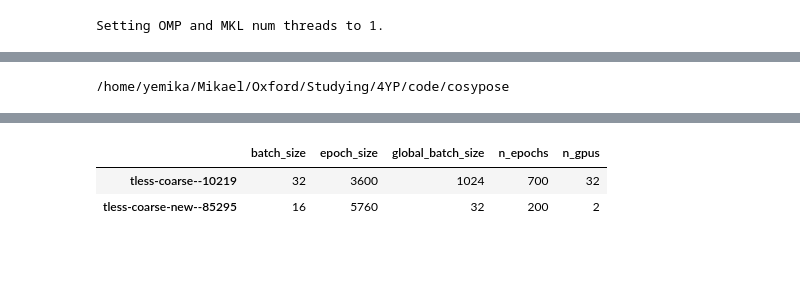
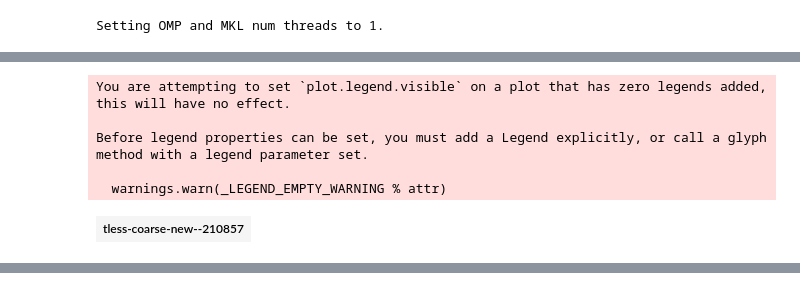
Before and after one commit to MikaYeghi/cosypose, a Jupyter notebook: paper_training_logs.ipynb, the cells around one changed output, grey strips where cells are left out. Saved outputs shown, nothing was run; the diff lists cells and outputs as text; code cells hidden in the pictures; blank space fills up the shorter version.

Commit message:
MAJOR COMMIT before modifying the shader

```diff
--- a/paper_training_logs.ipynb
+++ b/paper_training_logs.ipynb
@@ -9,44 +9,47 @@ assert log_dir.exists()
 # %% [output]
 Setting OMP and MKL num threads to 1.
 # %%
-import pdb, os
-path = '/home/yemika/Mikael/Oxford/Studying/4YP/code/graph_results'
 # T-LESS
 run_ids = [
-    'tless-coarse--10219',
+    # 'tless-coarse--10219',
     # 'tless-refiner--585928',
-    'tless-coarse-new--85295',
+    # 'tless-coarse-new--85295',
     # 'tless-refiner-new--914693',
-    # 'tless-coarse-new--210857',
+    'tless-coarse-new--210857',
     # 'tless-refiner-new--156077',
     # 'tless-coarse-new--210857-object25-without-MSE',
     # 'tless-refiner-new--156077-object25-without-MSE',
     # 'tless-coarse-new--210857-object25-with-MSE',
     # 'tless-refiner-new--156077-object25-with-MSE',
     # 'tless-coarse-new--210857-object25-rough',
     # 'tless-refiner-new--156077-object25-rough'
 ]
 plotter = Plotter(log_dir)
 plotter.load_logs(run_ids)
-results = plotter.log_dicts['tless-coarse-new--85295']['train_loss_total']
-with open(os.path.join(path, 'tless-coarse--10219'))
+# results = plotter.log_dicts['tless-coarse-new--85295']['train_loss_total']
+# with open(os.path.join(path, 'tless-coarse--10219'))
 
 plotter.plot_train_fields(['train_loss_TCO', 'val_loss_TCO'], semilogy=True, title='TCO')
 
 plotter.plot_eval_field('pix2pose_detections/coarse/iteration=1/ADD-S/0.1d',
                         title='ADD-S/0.1d', y_range=[0.0, 0.9], new_row=True)
 
 plotter.plot_eval_field('pix2pose_coarse/refiner/iteration=1/ADD-S/0.1d', datasets='auto',
                         title='ADD-S/0.1d', y_range=[0.0, 0.9], new_row=False)
 
 
 plotter.plot_train_fields(['grad_norm', ], semilogy=True, title='grad', new_row=True)
 
 plotter.plot_train_fields(['learning_rate'], semilogy=False, title='lr', new_row=True)
 plotter.plot_train_fields(['time_forward', 'time_backward', 'time_data'], title='time')
 
 plotter.show_configs()
 plotter.show()
 # %% [output]
 [interactive output not drawn]
-/home/yemika/Mikael/Oxford/Studying/4YP/code/cosypose
+You are attempting to set `plot.legend.visible` on a plot that has zero legends added, this will have no effect.
+
+Before legend properties can be set, you must add a Legend explicitly, or call a glyph method with a legend parameter set.
+
+  warnings.warn(_LEGEND_EMPTY_WARNING % attr)
+| tless-coarse-new--210857 |
@@ -58,3 +57,0 @@ Before legend properties can be set, you must add a Legend explicitly, or call a
-|  | batch_size | epoch_size | global_batch_size | n_epochs | n_gpus |
-| tless-coarse--10219 | 32 | 3600 | 1024 | 700 | 32 |
-| tless-coarse-new--85295 | 16 | 5760 | 32 | 200 | 2 |
```
Also changed, not shown: parts of 2 cells of this notebook, 7 other files.
